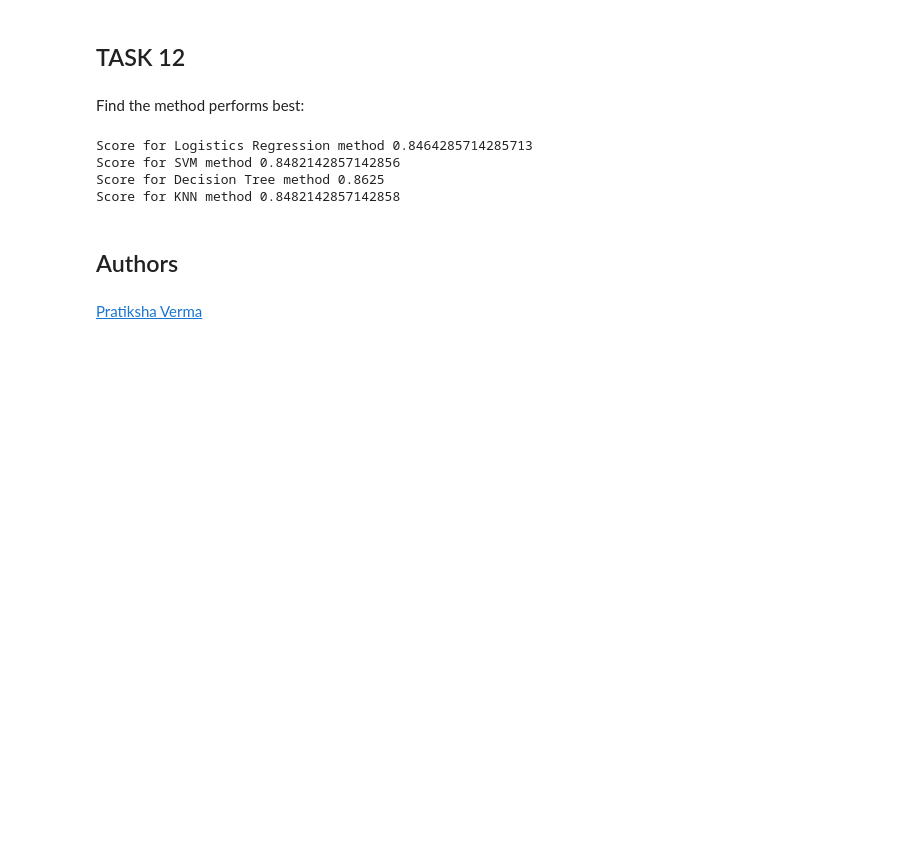
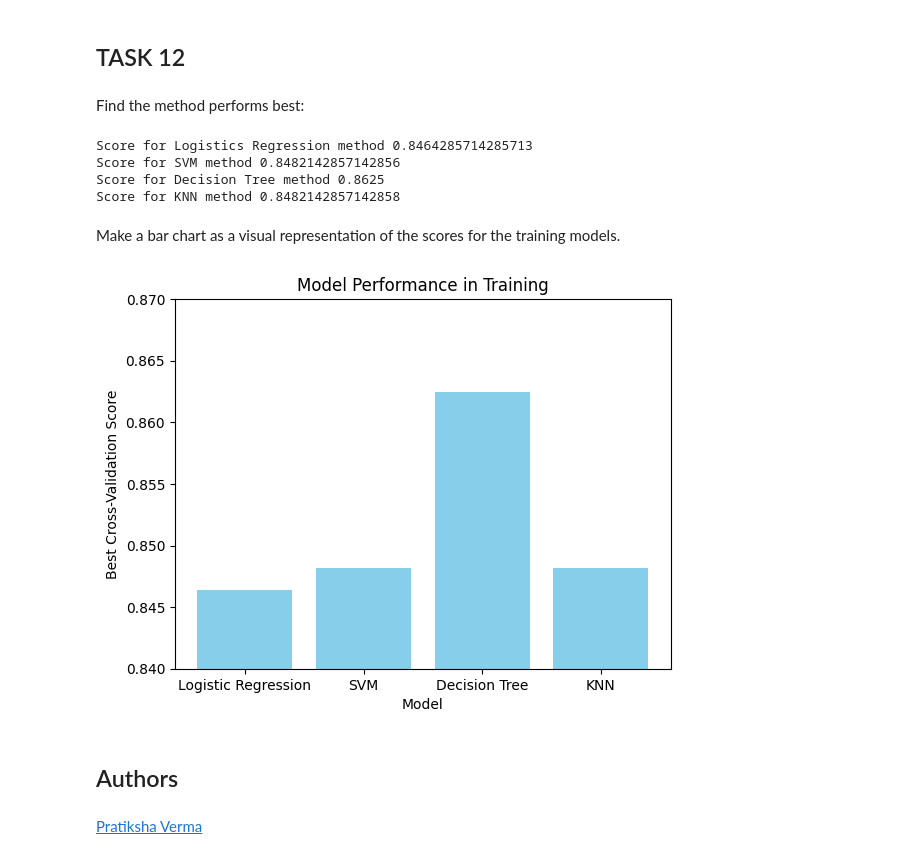
Before and after one commit to log-er-ette/DataScienceEcosystem, a Jupyter notebook: SpaceX_Machine_Learning_Prediction_Part_5_v1.ipynb, the cells around one changed output. Saved outputs shown, nothing was run; the diff lists cells and outputs as text; code cells hidden in the pictures; blank space fills up the shorter version.

```diff
--- a/SpaceX_Machine_Learning_Prediction_Part_5_v1.ipynb
+++ b/SpaceX_Machine_Learning_Prediction_Part_5_v1.ipynb
@@ -369,6 +369,31 @@ Score for Logistics Regression method 0.8464285714285713
 Score for SVM method 0.8482142857142856
 Score for Decision Tree method 0.8625
 Score for KNN method 0.8482142857142858
+# %% [markdown]
+Make a bar chart as a visual representation of the scores for the training models.
+# %%
+import matplotlib.pyplot as plt
+
+# Model names
+models = ['Logistic Regression', 'SVM', 'Decision Tree', 'KNN']
+
+# Corresponding best scores (replace with your actual best_score_ values)
+scores = [
+    logreg_cv.best_score_,
+    svm_cv.best_score_,
+    tree_cv.best_score_,
+    KNN_cv.best_score_
+]
+
+# Create the bar chart
+plt.bar(models, scores, color='skyblue')
+plt.xlabel('Model')
+plt.ylabel('Best Cross-Validation Score')
+plt.title('Model Performance in Training')
+plt.ylim(0.84, 0.87)  # adjust so that the outperforming model stands out
+plt.show()
+# %% [output]
+[figure, added]
 # %% [markdown]
 ## Authors
 # %% [markdown]
```
